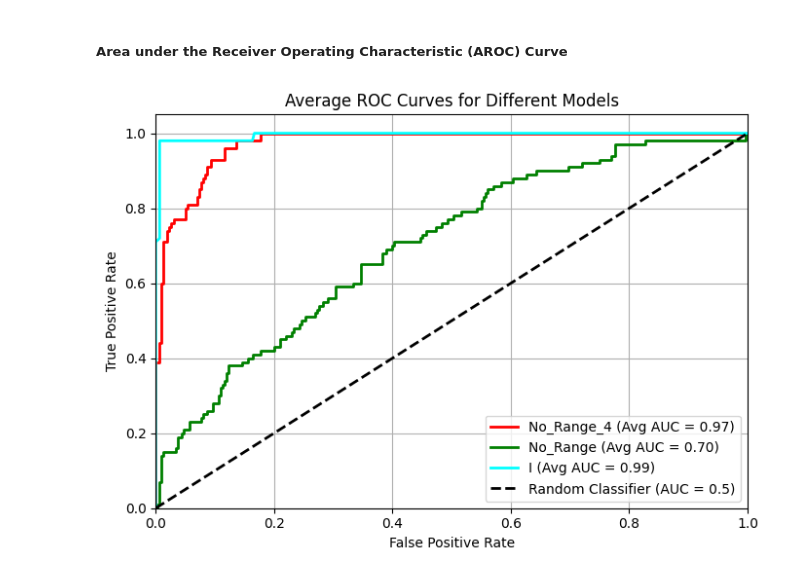
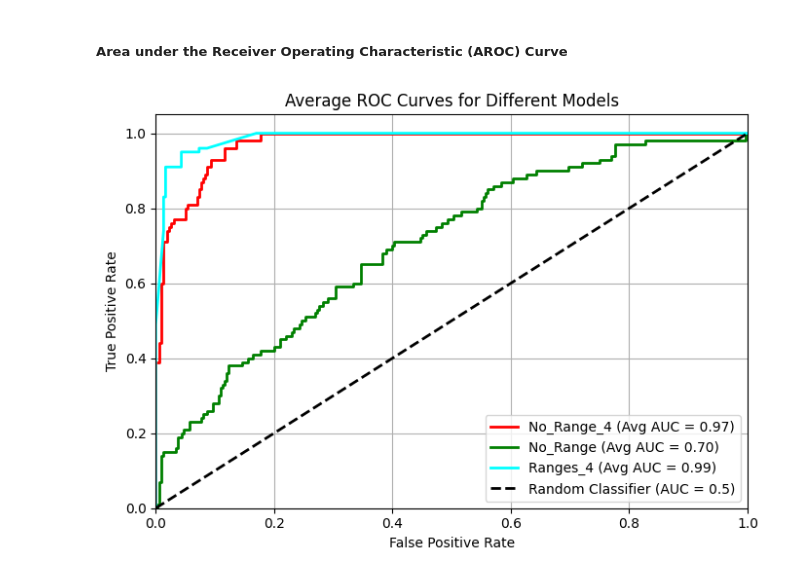
Before and after one commit to SarantisPapachrist/Diploma-Thesis, a Jupyter notebook: PV_dataset/Test_Cases_RF.ipynb, the cells around one changed output. Drawn from its saved outputs; the diff is of its cells as text; code cells hidden in the pictures.

Commit message:
Renamed Datasets

```diff
--- a/PV_dataset/Test_Cases_RF.ipynb
+++ b/PV_dataset/Test_Cases_RF.ipynb
@@ -51,8 +51,8 @@ No_Range_train = train_data.drop(['range 1', 'range 2', 'range 3', 'range 4'], a
 No_Range_test = test_data.drop(['range 1', 'range 2', 'range 3', 'range 4'], axis=1)
 
 # Dataframe μόνο με τα 4 No_Range
-Ranges_4 = train_data.drop(['I1', 'I2', 'I1MAX', 'I1MIN', 'I1VAR', 'I2MAX', 'I2MIN', 'I2VAR', 'I3', 'I4', 'I3max', 'I3min', 'I3var', 'I4MAX', 'I4MIN', 'I6', 'I5', 'Itotal1', 'Itotalmax1', 'Itotalmin1', 'Vdcmean1', 'Vdcmax1', 'Vdcmin1', 'Pdcmean1', 'IR', 'T'], axis=1)
-Ranges_4 = test_data.drop(['I1', 'I2', 'I1MAX', 'I1MIN', 'I1VAR', 'I2MAX', 'I2MIN', 'I2VAR', 'I3', 'I4', 'I3max', 'I3min', 'I3var', 'I4MAX', 'I4MIN', 'I6', 'I5', 'Itotal1', 'Itotalmax1', 'Itotalmin1', 'Vdcmean1', 'Vdcmax1', 'Vdcmin1', 'Pdcmean1', 'IR', 'T'], axis=1)
+Ranges_4_train = train_data.drop(['I1', 'I2', 'I1MAX', 'I1MIN', 'I1VAR', 'I2MAX', 'I2MIN', 'I2VAR', 'I3', 'I4', 'I3max', 'I3min', 'I3var', 'I4MAX', 'I4MIN', 'I6', 'I5', 'Itotal1', 'Itotalmax1', 'Itotalmin1', 'Vdcmean1', 'Vdcmax1', 'Vdcmin1', 'Pdcmean1', 'IR', 'T'], axis=1)
+Ranges_4_test = test_data.drop(['I1', 'I2', 'I1MAX', 'I1MIN', 'I1VAR', 'I2MAX', 'I2MIN', 'I2VAR', 'I3', 'I4', 'I3max', 'I3min', 'I3var', 'I4MAX', 'I4MIN', 'I6', 'I5', 'Itotal1', 'Itotalmax1', 'Itotalmin1', 'Vdcmean1', 'Vdcmax1', 'Vdcmin1', 'Pdcmean1', 'IR', 'T'], axis=1)
 # %%
 # Dataframes without class
 X_No_Range_4_train = No_Range_4_train.drop('class', axis=1)
@@ -61,8 +61,8 @@ X_No_Range_4_test = No_Range_4_test.drop('class', axis=1)
 X_No_Range_train = No_Range_train.drop('class', axis=1)
 X_No_Range_test = No_Range_test.drop('class', axis=1)
 
-X_Ranges_4 = Ranges_4.drop('class', axis=1)
-X_Ranges_4 = Ranges_4.drop('class', axis=1)
+X_Ranges_4_train = Ranges_4_train.drop('class', axis=1)
+X_Ranges_4_test = Ranges_4_test.drop('class', axis=1)
 
 # Dataframe for Target Variable
 y_No_Range_4_train = No_Range_4_train['class']
@@ -71,8 +71,8 @@ y_No_Range_4_test = No_Range_4_test['class']
 y_No_Range_train = No_Range_train['class']
 y_No_Range_test = No_Range_test['class']
 
-y_Ranges_4 = Ranges_4['class']
-y_Ranges_4 = Ranges_4['class']
+y_Ranges_4_train = Ranges_4_train['class']
+y_Ranges_4_test = Ranges_4_test['class']
 # %% [markdown]
 #### Min-Max Scaling
 # %%
@@ -86,8 +86,8 @@ X_No_Range_4_test_scaled = pd.DataFrame(scaler.transform(X_No_Range_4_test), col
 X_No_Range_train_scaled = pd.DataFrame(scaler.fit_transform(X_No_Range_train), columns=X_No_Range_train.columns)
 X_No_Range_test_scaled = pd.DataFrame(scaler.transform(X_No_Range_test), columns=X_No_Range_test.columns)
 
-X_Ranges_4_scaled = pd.DataFrame(scaler.fit_transform(X_Ranges_4), columns=X_Ranges_4.columns)
-X_Ranges_4_scaled = pd.DataFrame(scaler.transform(X_Ranges_4), columns=X_Ranges_4.columns)
+X_Ranges_4_train_scaled = pd.DataFrame(scaler.fit_transform(X_Ranges_4_train), columns=X_Ranges_4_train.columns)
+X_Ranges_4_test_scaled = pd.DataFrame(scaler.transform(X_Ranges_4_test), columns=X_Ranges_4_test.columns)
 # %% [markdown]
 #### Random Forest Algorithm
 # %%
@@ -97,7 +97,7 @@ from sklearn.ensemble import RandomForestClassifier
 datasets = {
     'No_Range_4': (X_No_Range_4_train_scaled, y_No_Range_4_train),
     'No_Range': (X_No_Range_train_scaled, y_No_Range_train),
-    'Ranges_4': (X_Ranges_4_scaled, y_Ranges_4)
+    'Ranges_4': (X_Ranges_4_train_scaled, y_Ranges_4_train)
 }
 
 param_grid = {
@@ -421,33 +428,33 @@ from sklearn.preprocessing import LabelBinarizer
 
 plt.figure(figsize=(7, 5))
 
 model_names = ['No_Range_4', 'No_Range', 'Ranges_4', 'random_forest']
-datasets = [X_No_Range_4_test_scaled, X_No_Range_test_scaled, X_Ranges_4_scaled]
-labels = [y_No_Range_4_test, y_No_Range_test, y_Ranges_4]
+datasets = [X_No_Range_4_test_scaled, X_No_Range_test_scaled, X_Ranges_4_test_scaled]
+labels = [y_No_Range_4_test, y_No_Range_test, y_Ranges_4_test]
 model_colors = ['red', 'green', 'cyan']
 
 for model_name, dataset, label, color in zip(model_names, datasets, labels, model_colors):
     y_pred_proba = models[model_name].predict_proba(dataset)
 
     label_binarizer = LabelBinarizer()
     y_binary = label_binarizer.fit_transform(label)
 
     fpr, tpr, _ = roc_curve(y_binary.ravel(), y_pred_proba.ravel())
     roc_auc = auc(fpr, tpr)
 
     plt.plot(fpr, tpr, label=f'{model_name} (Avg AUC = {roc_auc:.2f})', linestyle='-', linewidth=2, color=color)
 
 plt.plot([0, 1], [0, 1], color='black', lw=2, linestyle='--', label='Random Classifier (AUC = 0.5)')
 
 plt.xlim([0.0, 1.0])
 plt.ylim([0.0, 1.05])
 plt.xlabel('False Positive Rate')
 plt.ylabel('True Positive Rate')
 plt.title('Average ROC Curves for Different Models')
 plt.legend(loc='lower right')
 
 plt.grid(True)
 plt.tight_layout()
 plt.show()
 # %% [output]
-[figure, old version]
+[figure, new version]
```
Also changed, not shown: parts of 7 cells of this notebook.
